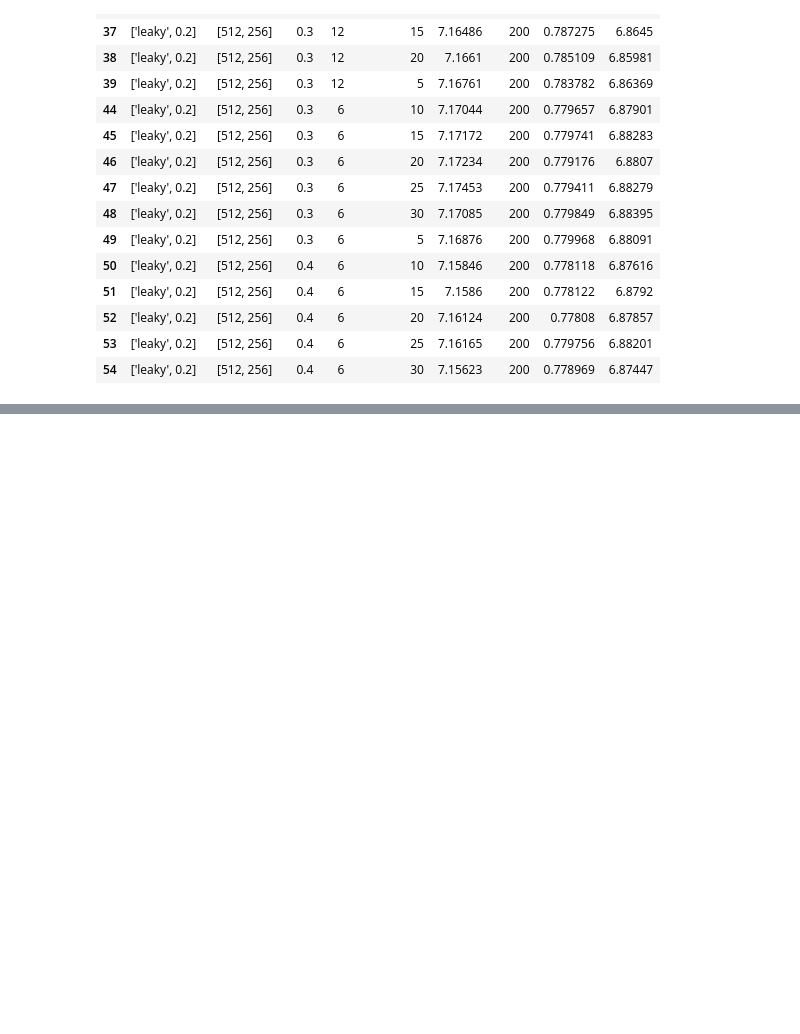
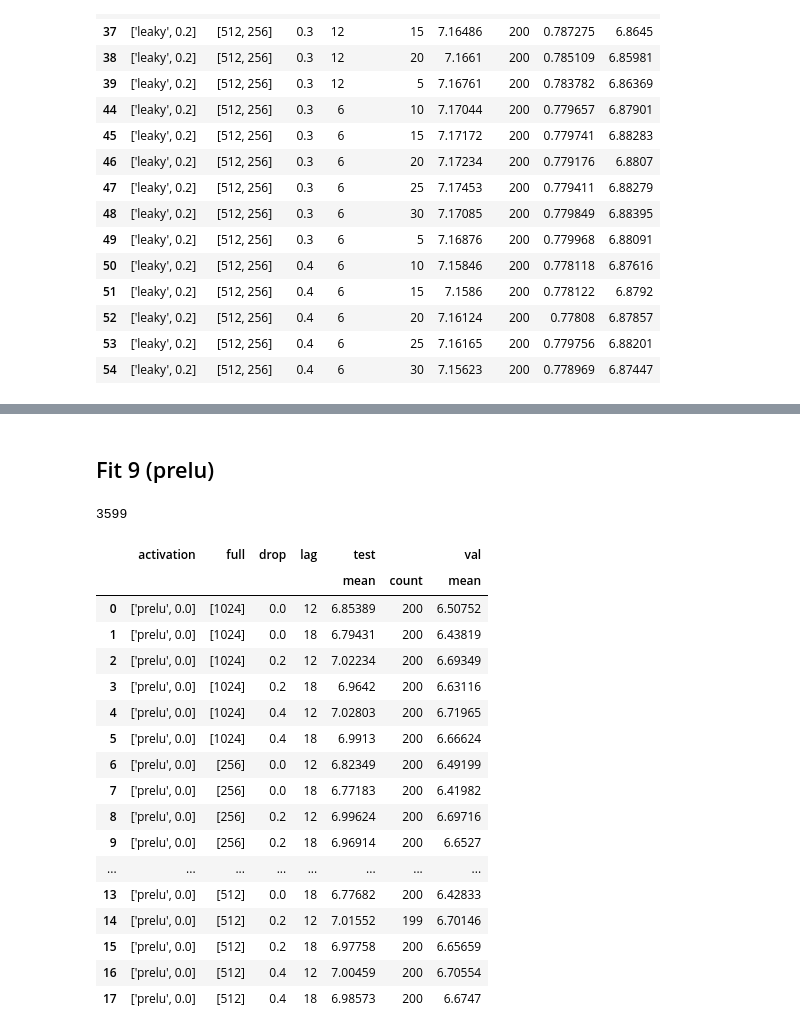
Before and after one commit to bejar/Wind, a Jupyter notebook: Notebooks/Tunning/ParameterTunningMLPs2s.ipynb, the cells around one changed output, grey strips where cells are left out. Cells and saved outputs as stored; diff of their text form; code cells hidden in the pictures; blank space fills up the shorter version.

```diff
--- a/Notebooks/Tunning/ParameterTunningMLPs2s.ipynb
+++ b/Notebooks/Tunning/ParameterTunningMLPs2s.ipynb
@@ -395,3 +395,18 @@ for v in sorted(b[facet].unique()):
 py.iplot(trace, filename='basic-scatter')
 # %% [output]
 [interactive output not drawn]
+# %% [markdown]
+## Fit 9 (prelu)
+# %%
+query={'experiment':'mlps2sprelu'}
+
+results = DBResults(conn=mongolocaltest)
+#results = DBResults()
+
+results.retrieve_results_dataframe(query, arch=['drop', 'full', 'activation'], data=['lag'])
+# %%
+a=results.exp_df.groupby(['site','activation','drop','full','lag'],as_index=False).sum()
+a.drop(columns=['hour', 'site'], inplace=True)
+len(a)
+# %% [output]
+3599
@@ -397,0 +415,24 @@ py.iplot(trace, filename='basic-scatter')
+# %%
+b =a.groupby(by=['activation','full', 'drop','lag'],as_index=False).agg({'test':['mean','count'], 'val':'mean', })
+#b[b['test']['mean']>7.15].style.highlight_max()
+
+b.style.highlight_max()
+# %% [output]
+|  | activation | full | drop | lag | test |  | val |
+|  |  |  |  |  | mean | count | mean |
+| 0 | ['prelu', 0.0] | [1024] | 0.0 | 12 | 6.85389 | 200 | 6.50752 |
+| 1 | ['prelu', 0.0] | [1024] | 0.0 | 18 | 6.79431 | 200 | 6.43819 |
+| 2 | ['prelu', 0.0] | [1024] | 0.2 | 12 | 7.02234 | 200 | 6.69349 |
+| 3 | ['prelu', 0.0] | [1024] | 0.2 | 18 | 6.9642 | 200 | 6.63116 |
+| 4 | ['prelu', 0.0] | [1024] | 0.4 | 12 | 7.02803 | 200 | 6.71965 |
+| 5 | ['prelu', 0.0] | [1024] | 0.4 | 18 | 6.9913 | 200 | 6.66624 |
+| 6 | ['prelu', 0.0] | [256] | 0.0 | 12 | 6.82349 | 200 | 6.49199 |
+| 7 | ['prelu', 0.0] | [256] | 0.0 | 18 | 6.77183 | 200 | 6.41982 |
+| 8 | ['prelu', 0.0] | [256] | 0.2 | 12 | 6.99624 | 200 | 6.69716 |
+| 9 | ['prelu', 0.0] | [256] | 0.2 | 18 | 6.96914 | 200 | 6.6527 |
+| ... | ... | ... | ... | ... | ... | ... | ... |
+| 13 | ['prelu', 0.0] | [512] | 0.0 | 18 | 6.77682 | 200 | 6.42833 |
+| 14 | ['prelu', 0.0] | [512] | 0.2 | 12 | 7.01552 | 199 | 6.70146 |
+| 15 | ['prelu', 0.0] | [512] | 0.2 | 18 | 6.97758 | 200 | 6.65659 |
+| 16 | ['prelu', 0.0] | [512] | 0.4 | 12 | 7.00459 | 200 | 6.70554 |
+| 17 | ['prelu', 0.0] | [512] | 0.4 | 18 | 6.98573 | 200 | 6.6747 |
```
Also changed, not shown: parts of 2 cells of this notebook, 6 other files.
